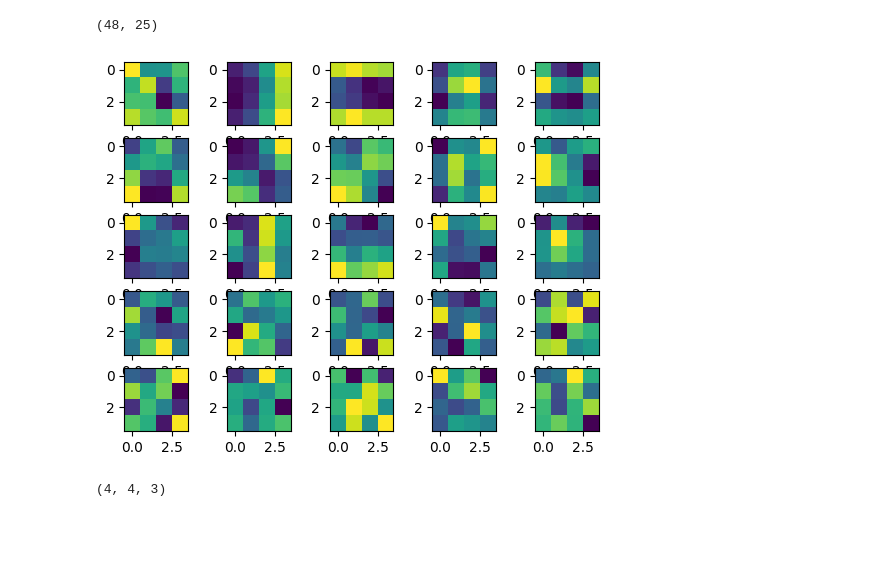
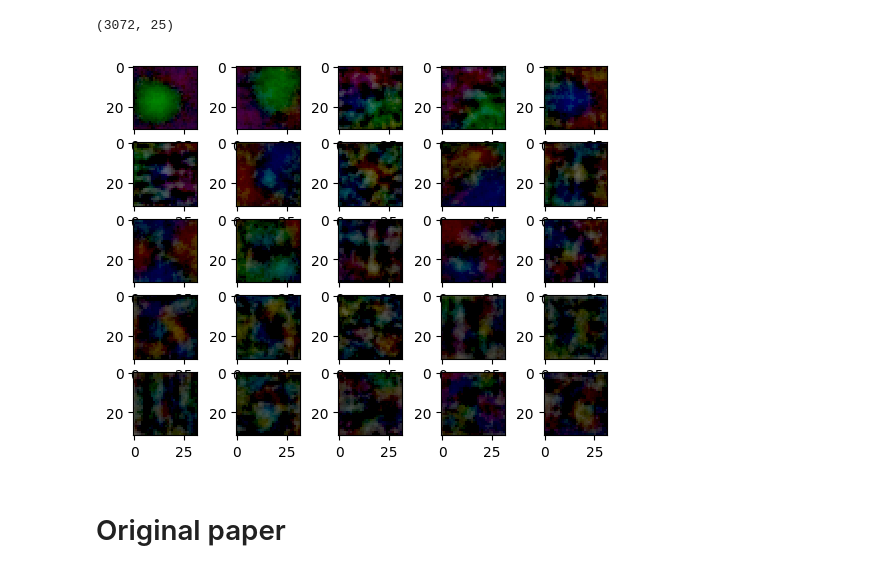
Before and after one commit to plachert/vision-transformer, a Jupyter notebook: notebooks/visualise_transformer.ipynb, the cells around one changed output. Drawn from its saved outputs; the diff is of its cells as text; code cells hidden in the pictures; blank space fills up the shorter version.

Commit message:
Visualise original vit rgb embeddings

```diff
--- a/notebooks/visualise_transformer.ipynb
+++ b/notebooks/visualise_transformer.ipynb
@@ -24,19 +24,19 @@ def get_vit():
     mock_factory = lambda x: x
     m = VisionTransformer(
         emb_dim=256,
-        flatten_patch_dim=4*4*3,
+        flatten_patch_dim=32*32*3,
         num_blocks=6,
         num_heads=8,
-        num_patches=64,
-        num_classes=10,
+        num_patches=49,
+        num_classes=100,
         dim_feedforward=512,
         dropout=0.2,
         )
     classifier = ImageClassifier.load_from_checkpoint(
         model=m,
         optimizer_factory=mock_factory,
-        num_classes=10,
-        checkpoint_path="/home/piotr/github/vision-transformer/logs/lightning_logs/version_0/checkpoints/epoch=99-step=35200.ckpt",
+        num_classes=100,
+        checkpoint_path="/home/piotr/github/vision-transformer/logs/imagenet100_vit_32/lightning_logs/version_0/checkpoints/test.ckpt",
     )
     classifier.eval()
     return classifier.model
@@ -52,17 +68,17 @@ emb_pca = pca.fit_transform(emb_projection)
 # %%
 emb_pca.shape
 # %% [output]
-(48, 25)
+(3072, 25)
 # %%
 fig, axs = plt.subplots(5, 5)
 axs = np.ravel(axs)
 for idx in range(len(axs)):
     patch_flat = emb_pca[:, idx]
-    patch = np.reshape(patch_flat, (3, 4, 4)).T
-    axs[idx].imshow(patch[:, :, 0])
+    patch = np.reshape(patch_flat, (3, 32, 32)).T
+    axs[idx].imshow(np.sqrt(patch[:, :, :]/10))
 # %% [output]
-[figure, old version]
+[figure, new version]
 # %%
-patch.shape
+from torchvision import models
-# %% [output]
-(4, 4, 3)
+# %% [markdown]
+# Original paper
```
Also changed, not shown: parts of 8 cells of this notebook.
